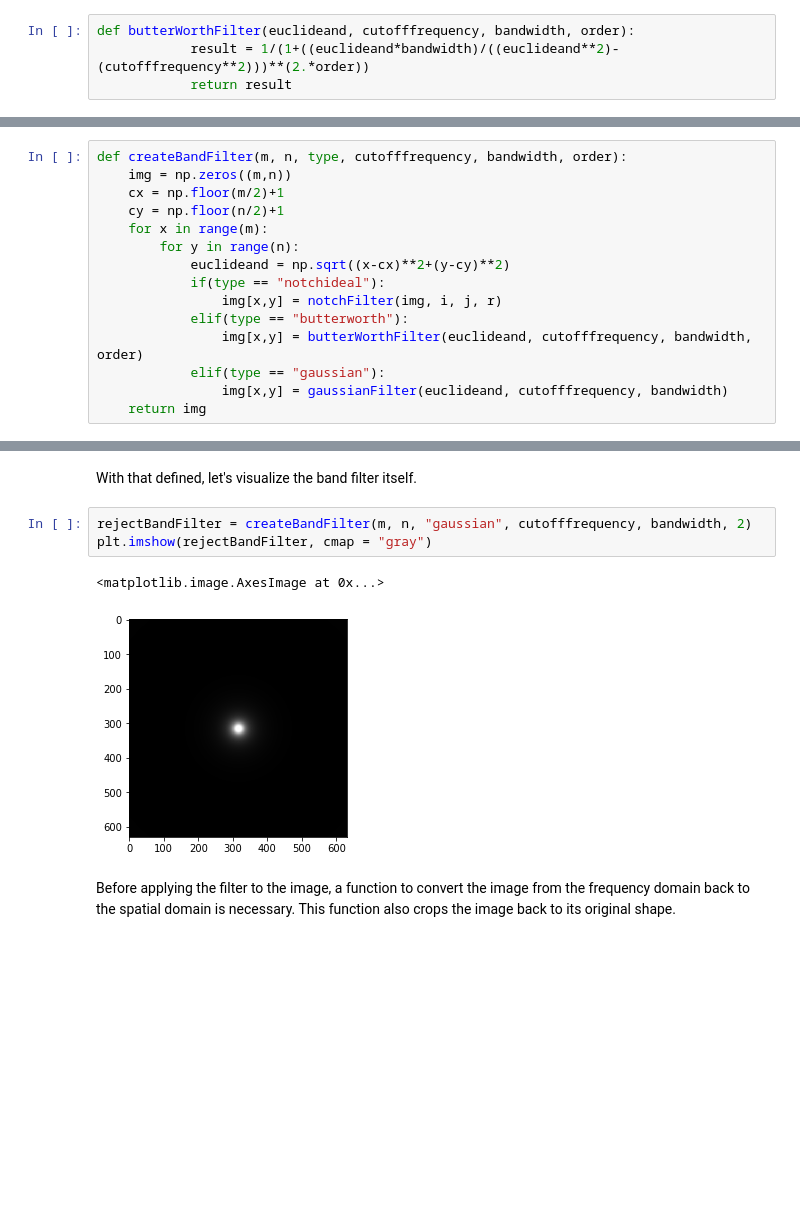
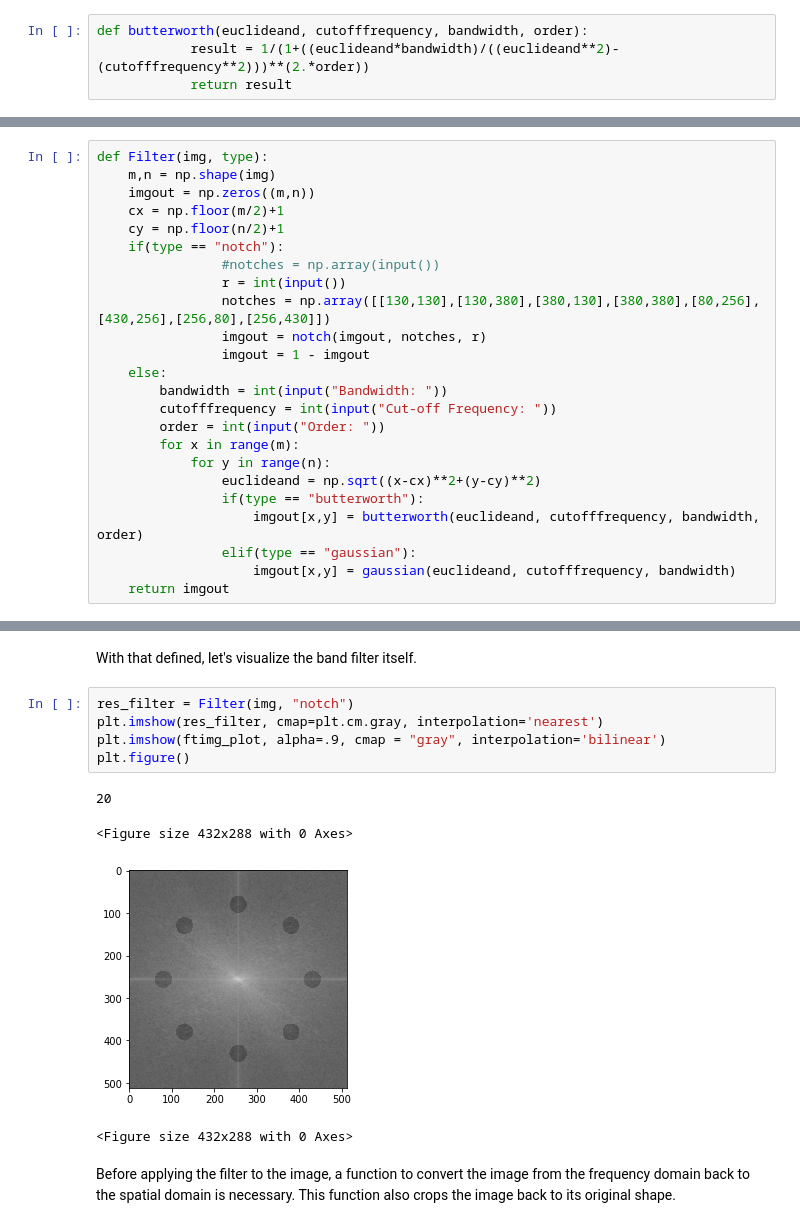
Before and after one commit to ggazetta/SCC5830_Project, a Jupyter notebook: final_project.ipynb, the cells around one changed output, grey strips where cells are left out. Drawn from its saved outputs; the diff is of its cells as text; blank space fills up the shorter version.

```diff
--- a/final_project.ipynb
+++ b/final_project.ipynb
@@ -61,5 +64,5 @@ With that said, creating those filters to apply on the image is necessary. In th
 # %%
-def butterWorthFilter(euclideand, cutofffrequency, bandwidth, order):
+def butterworth(euclideand, cutofffrequency, bandwidth, order):
             result = 1/(1+((euclideand*bandwidth)/((euclideand**2)-(cutofffrequency**2)))**(2.*order))
             return result
 # %%
@@ -84,17 +94,26 @@ After defining the mask, the next step is to create the band-stop filter itself.
 # %%
-def createBandFilter(m, n, type, cutofffrequency, bandwidth, order):
-    img = np.zeros((m,n))
+def Filter(img, type):
+    m,n = np.shape(img)
+    imgout = np.zeros((m,n))
     cx = np.floor(m/2)+1
     cy = np.floor(n/2)+1
-    for x in range(m):
-        for y in range(n):
-            euclideand = np.sqrt((x-cx)**2+(y-cy)**2)
-            if(type == "notchideal"):
-                img[x,y] = notchFilter(img, i, j, r)
-            elif(type == "butterworth"):
-                img[x,y] = butterWorthFilter(euclideand, cutofffrequency, bandwidth, order)
-            elif(type == "gaussian"):
-                img[x,y] = gaussianFilter(euclideand, cutofffrequency, bandwidth)
-    return img
+    if(type == "notch"):
+                #notches = np.array(input())
+                r = int(input())
+                notches = np.array([[130,130],[130,380],[380,130],[380,380],[80,256],[430,256],[256,80],[256,430]])
+                imgout = notch(imgout, notches, r)
+                imgout = 1 - imgout
+    else:
+        bandwidth = int(input("Bandwidth: "))
+        cutofffrequency = int(input("Cut-off Frequency: "))
+        order = int(input("Order: "))
+        for x in range(m):
+            for y in range(n):
+                euclideand = np.sqrt((x-cx)**2+(y-cy)**2)
+                if(type == "butterworth"):
+                    imgout[x,y] = butterworth(euclideand, cutofffrequency, bandwidth, order)
+                elif(type == "gaussian"):
+                    imgout[x,y] = gaussian(euclideand, cutofffrequency, bandwidth)
+    return imgout
 # %%
 ftimg = spatialtofreq(img)
@@ -113,11 +125,15 @@ r = 30
 # %% [markdown]
 With that defined, let's visualize the band filter itself.
-# %%
-rejectBandFilter = createBandFilter(m, n, "gaussian", cutofffrequency, bandwidth, 2)
-plt.imshow(rejectBandFilter, cmap = "gray")
-# %% [output]
-<matplotlib.image.AxesImage at 0x...>
-[figure, removed]
+# %%
+res_filter = Filter(img, "notch")
+plt.imshow(res_filter, cmap=plt.cm.gray, interpolation='nearest')
+plt.imshow(ftimg_plot, alpha=.9, cmap = "gray", interpolation='bilinear')
+plt.figure()
+# %% [output]
+20
+<Figure size 432x288 with 0 Axes>
+[figure, added]
+<Figure size 432x288 with 0 Axes>
 # %% [markdown]
 Before applying the filter to the image, a function to convert the image from the frequency domain back to the spatial domain is necessary. This function also crops the image back to its original shape.
 # %%
```
Also changed, not shown: parts of 19 cells of this notebook.
